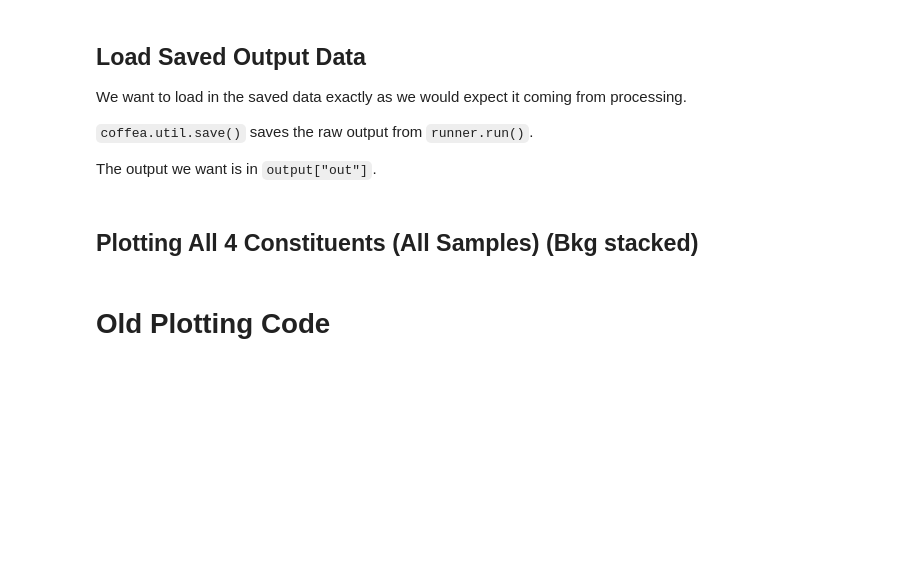
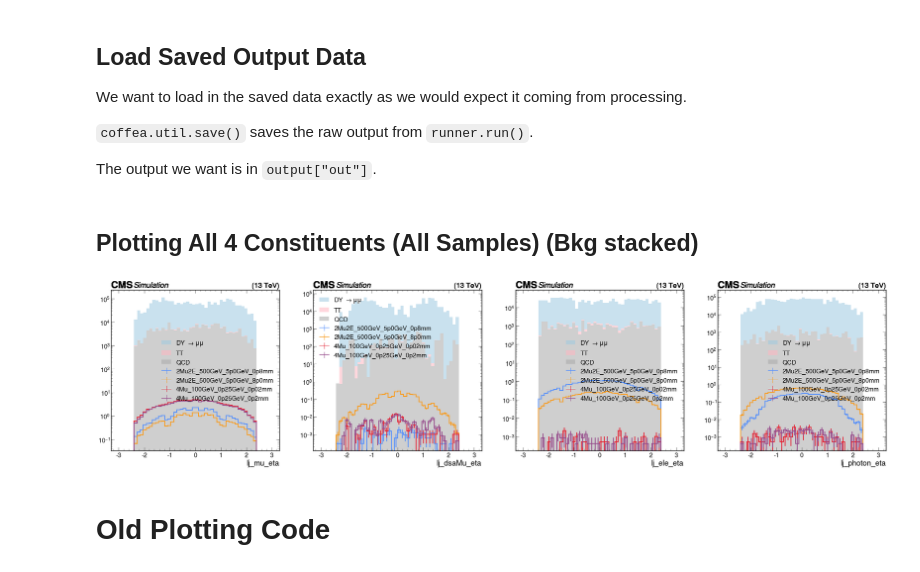
Before and after one commit to 316JakeMorris/SIDM, a Jupyter notebook: sidm/studies/LJ_Object_Eta/LJ_obj_eta.ipynb, the cells around one changed output. Cells and saved outputs as stored; diff of their text form; code cells hidden in the pictures; blank space fills up the shorter version.

```diff
--- a/sidm/studies/LJ_Object_Eta/LJ_obj_eta.ipynb
+++ b/sidm/studies/LJ_Object_Eta/LJ_obj_eta.ipynb
@@ -200,7 +200,7 @@ QCD=[
      "QCD_Pt1000",
     ]
 DY=[
-    "DYJetsToMuMu_M10to50",
+    # "DYJetsToMuMu_M10to50",
     "DYJetsToMuMu_M50",
     ]
 TT = [
@@ -328,7 +320,7 @@ print(total_4mu_out['4Mu_1000GeV_0p25GeV_2p0mm'])
 ## Make Background Filesets & Run Processor
 # %%
 max_bkg_files = -1
-skip_reprocessing_bkg = True
+skip_reprocessing_bkg = False
 
 runner = processor.Runner(
     executor=processor.DaskExecutor(client=client),
@@ -339,9 +331,16 @@ runner = processor.Runner(
     skipbadfiles=True
 )
 
+p = sidm_processor.SidmProcessor(
+    channels,
+    hist_collections, #hist_collections.py
+    #lj_reco_choices=["0.4"],
+    #unweighted_hist=True,
+)
+
 #Create an empty dict to update with each processed background sample
 bkg_out = {}
-for bkg in samples_bkg:
+for bkg in DY:
     if skip_reprocessing_bkg:
         print("Background processing explicitly disabled! Turn background processing back on if you've changed something and want to reprocess.")
         break
@@ -393,34 +415,37 @@ for i, hist in enumerate(hists):
     #Loop over all of the backgrounds and put their hists into individual lists
     QCD_bkg_hists = []
     TTJ_bkg_hists = []
     DY_bkg_hists = []
     for bkg_plotting_sample in samples_bkg:
         bkg_hist = bkg_out[bkg_plotting_sample]["hists"][hist][channels[0], :]
         if "QCD" in bkg_plotting_sample:
             QCD_bkg_hists.append(bkg_hist)
         elif "TTJets" in bkg_plotting_sample:
             TTJ_bkg_hists.append(bkg_hist)
         elif "DYJets" in bkg_plotting_sample:
             DY_bkg_hists.append(bkg_hist)
     #Sum the list of background hists into 1 main bkg hist for each bkg type
     QCD_bkg_total = sum(QCD_bkg_hists)
     TTJ_bkg_total = sum(TTJ_bkg_hists)
     DY_bkg_total = sum(DY_bkg_hists)
     #Plot all of the backgrounds stacked together
     utilities.plot([QCD_bkg_total, TTJ_bkg_total, DY_bkg_total], density=False, histtype="fill", color=["#A9A9A9", "#FFB6C1", "#9ECAE1"],
                    label=["QCD", "TT", r"DY $\rightarrow \mu\mu$"], stack=True, yerr=True, alpha=.55, flow="none")
 
     #Plot the data
-    for plotting_sample in samples:
+    for i, plotting_sample in enumerate(samples):
+        if i == 4: break
         utilities.plot(out[plotting_sample]["hists"][hist][channels[0], :], density=False, label=plotting_sample, linewidth=3)
         legend_list.append(plotting_sample)
 
     plt.legend()
     plt.yscale("log")
 
 # print(f"Handles:\n {handles}\n")
 # print(f"Labels:\n {labels}\n")
 # print(f"Dict:\n {handles_labels_dict}")
+# %% [output]
+[figure, added]
 # %% [markdown]
 # Old Plotting Code
 # %% [markdown]
```
Also changed, not shown: parts of 5 cells of this notebook, 1 other file.
